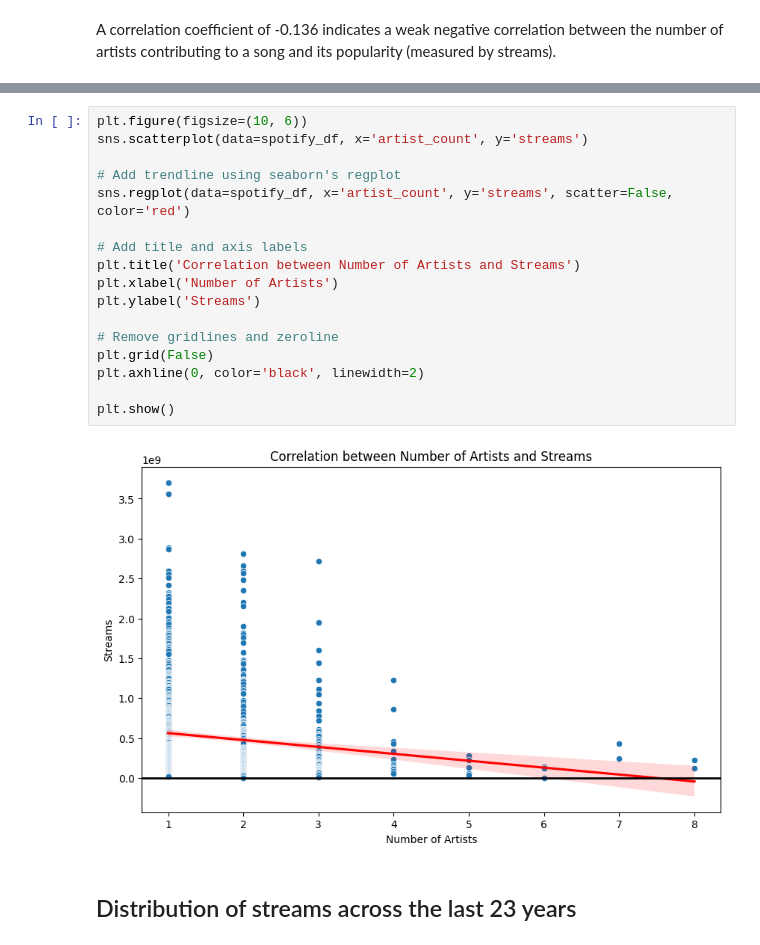
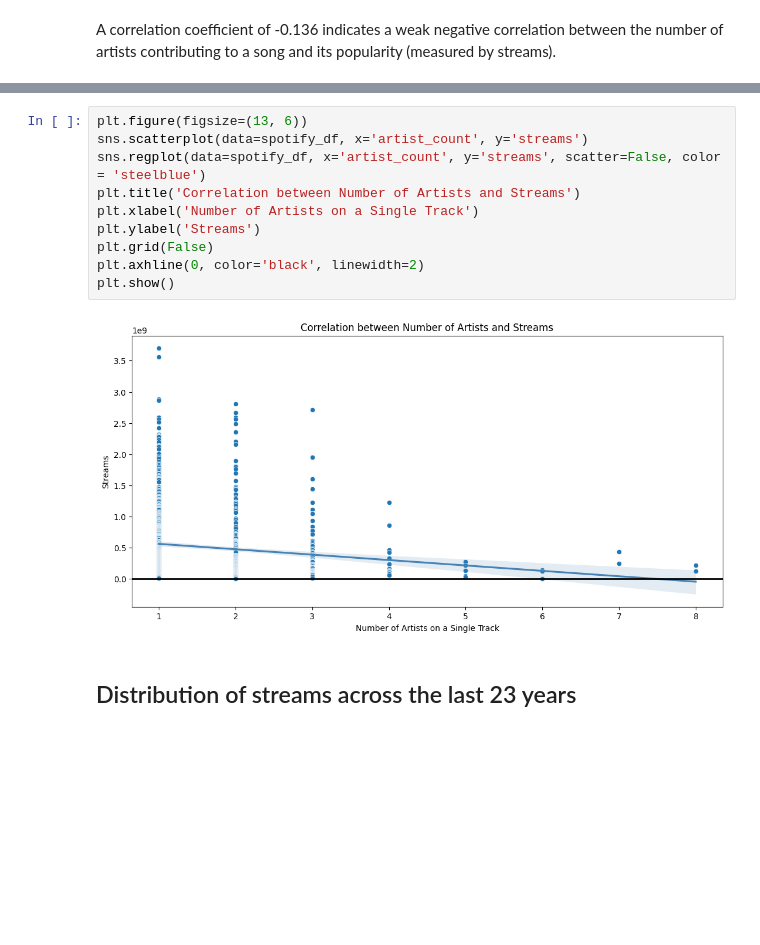
Before and after one commit to bishnoi322/Data_analysis_projects, a Jupyter notebook: spotify/ spotify_new.ipynb, the cells around one changed output, grey strips where cells are left out. Saved outputs shown, nothing was run; the diff lists cells and outputs as text; blank space fills up the shorter version.

```diff
--- a/spotify/ spotify_new.ipynb
+++ b/spotify/ spotify_new.ipynb
@@ -179,22 +158,15 @@ fig.show()
 # %%
-plt.figure(figsize=(10, 6))
+plt.figure(figsize=(13, 6))
 sns.scatterplot(data=spotify_df, x='artist_count', y='streams')
-
-# Add trendline using seaborn's regplot
-sns.regplot(data=spotify_df, x='artist_count', y='streams', scatter=False, color='red')
-
-# Add title and axis labels
+sns.regplot(data=spotify_df, x='artist_count', y='streams', scatter=False, color = 'steelblue')
 plt.title('Correlation between Number of Artists and Streams')
-plt.xlabel('Number of Artists')
+plt.xlabel('Number of Artists on a Single Track')
 plt.ylabel('Streams')
-
-# Remove gridlines and zeroline
 plt.grid(False)
 plt.axhline(0, color='black', linewidth=2)
-
 plt.show()
 # %% [output]
-[figure, old version]
+[figure, new version]
 # %% [markdown]
 ## Distribution of streams across the last 23 years
 # %% [markdown]
```
Also changed, not shown: parts of 16 cells of this notebook.
